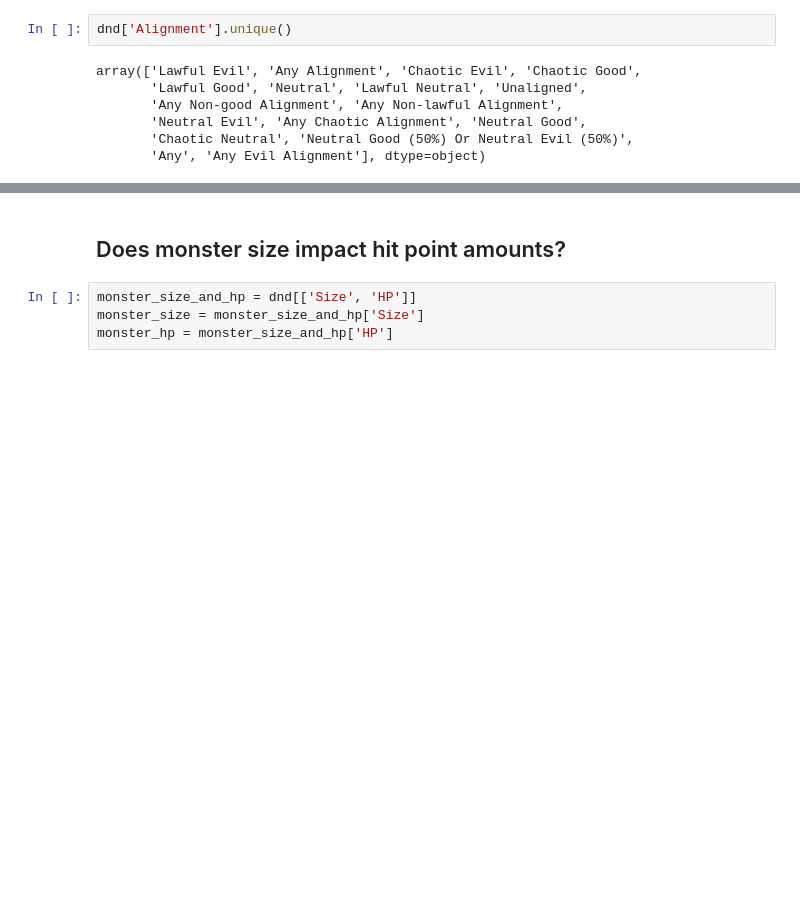
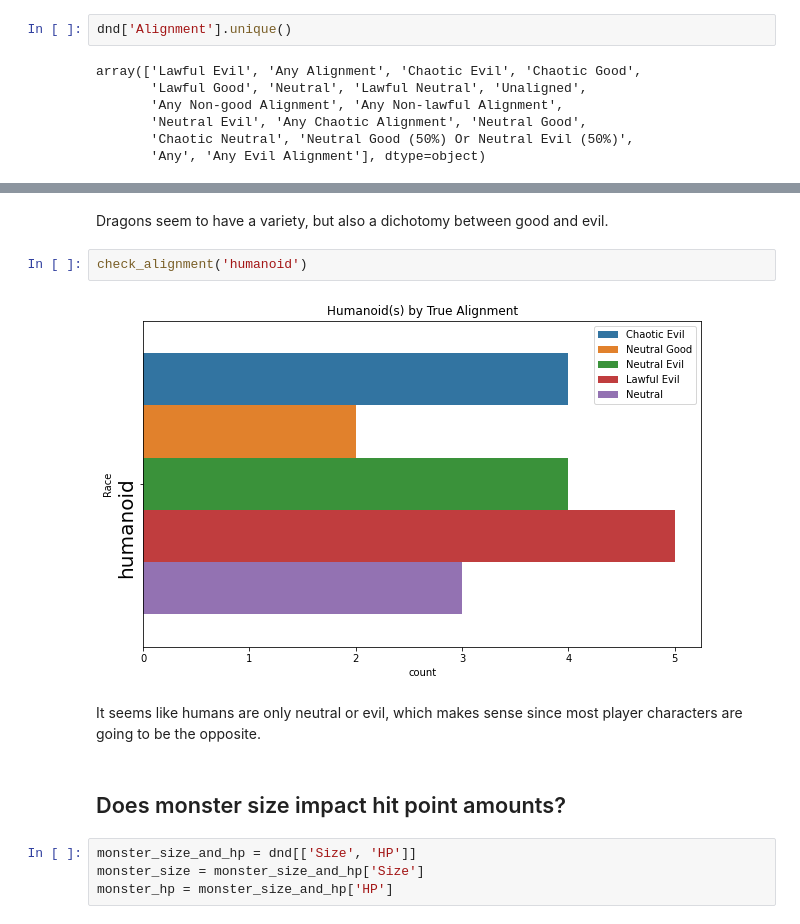
Before and after one commit to dmm4613/dnd-eda, a Jupyter notebook: dnd-eda.ipynb, the cells around one changed output, grey strips where cells are left out. Drawn from its saved outputs; the diff is of its cells as text; blank space fills up the shorter version.

```diff
--- a/dnd-eda.ipynb
+++ b/dnd-eda.ipynb
@@ -175,3 +206,11 @@ ValueError: The truth value of a Series is ambiguous. Use a.empty, a.bool(), a.i
+# %% [markdown]
+Dragons seem to have a variety, but also a dichotomy between good and evil.
+# %%
+check_alignment('humanoid')
+# %% [output]
+[figure, added]
+# %% [markdown]
+It seems like humans are only neutral or evil, which makes sense since most player characters are going to be the opposite.
 # %% [markdown]
 ## Does monster size impact hit point amounts?
 # %%
```
Also changed, not shown: parts of 8 cells of this notebook.
